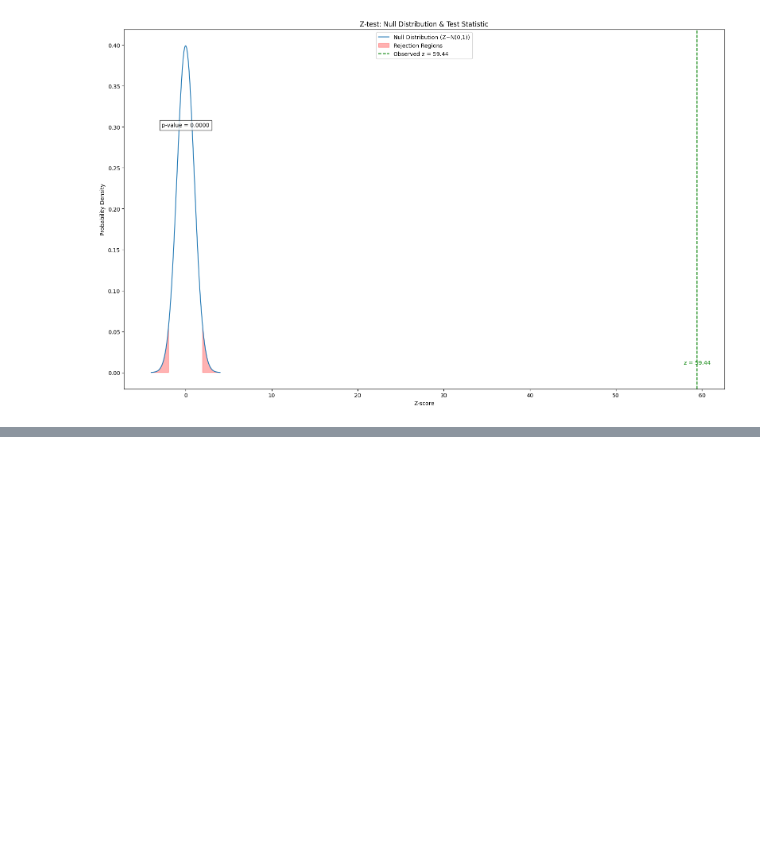
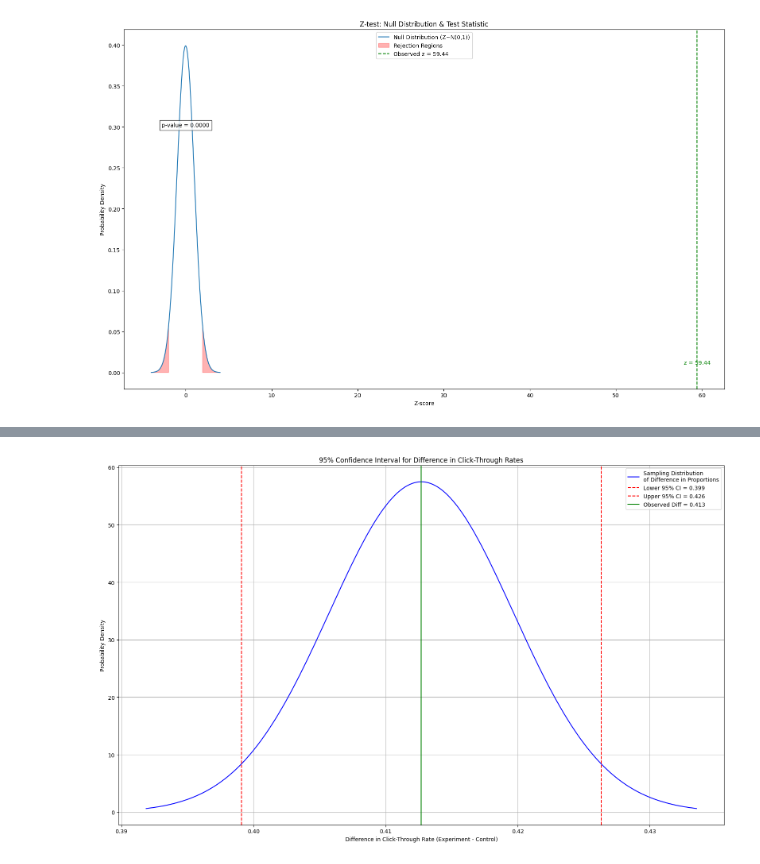
Before and after one commit to PIETRO-ing/ab_test_click_through_rate_analysis, a Jupyter notebook: ab_test_analysis.ipynb, the cells around one changed output, grey strips where cells are left out. Cells and saved outputs as stored; diff of their text form; code cells hidden in the pictures; blank space fills up the shorter version.

Commit message:
95% Confidence Interval for Difference in Click-Through Rates plot

```diff
--- a/ab_test_analysis.ipynb
+++ b/ab_test_analysis.ipynb
@@ -429,0 +436,31 @@ plt.show()
+# %%
+plt.figure(figsize=(16,10))
+
+x = np.linspace(difference_prob - 3 * SE, difference_prob + 3 * SE, 1000)
+
+# Normal distribution for difference in proportions
+y = norm.pdf(x, difference_prob, SE)
+
+# Plot
+plt.plot(x, y, label='Sampling Distribution\nof Difference in Proportions', color='blue')
+
+# Plot confidence interval bounds
+plt.axvline(CI_95[0], color='red', linestyle='--', label=f'Lower 95% CI = {round(CI_95[0], 3)}')
+plt.axvline(CI_95[1], color='red', linestyle='--', label=f'Upper 95% CI = {round(CI_95[1], 3)}')
+
+# Plot observed difference
+plt.axvline(difference_prob, color='green', linestyle='-', label=f'Observed Diff = {round(difference_prob, 3)}')
+
+# Title and labels
+plt.title('95% Confidence Interval for Difference in Click-Through Rates')
+plt.xlabel('Difference in Click-Through Rate (Experiment - Control)')
+plt.ylabel('Probability Density')
+
+plt.legend()
+plt.grid(True)
+plt.tight_layout()
+
+plt.savefig('plots/95_perc_confidence_interval_for_difference_in_click_through_rates.png')
+plt.show()
+# %% [output]
+[figure, added]
```
Also changed, not shown: parts of 1 cell of this notebook, 2 other files.
